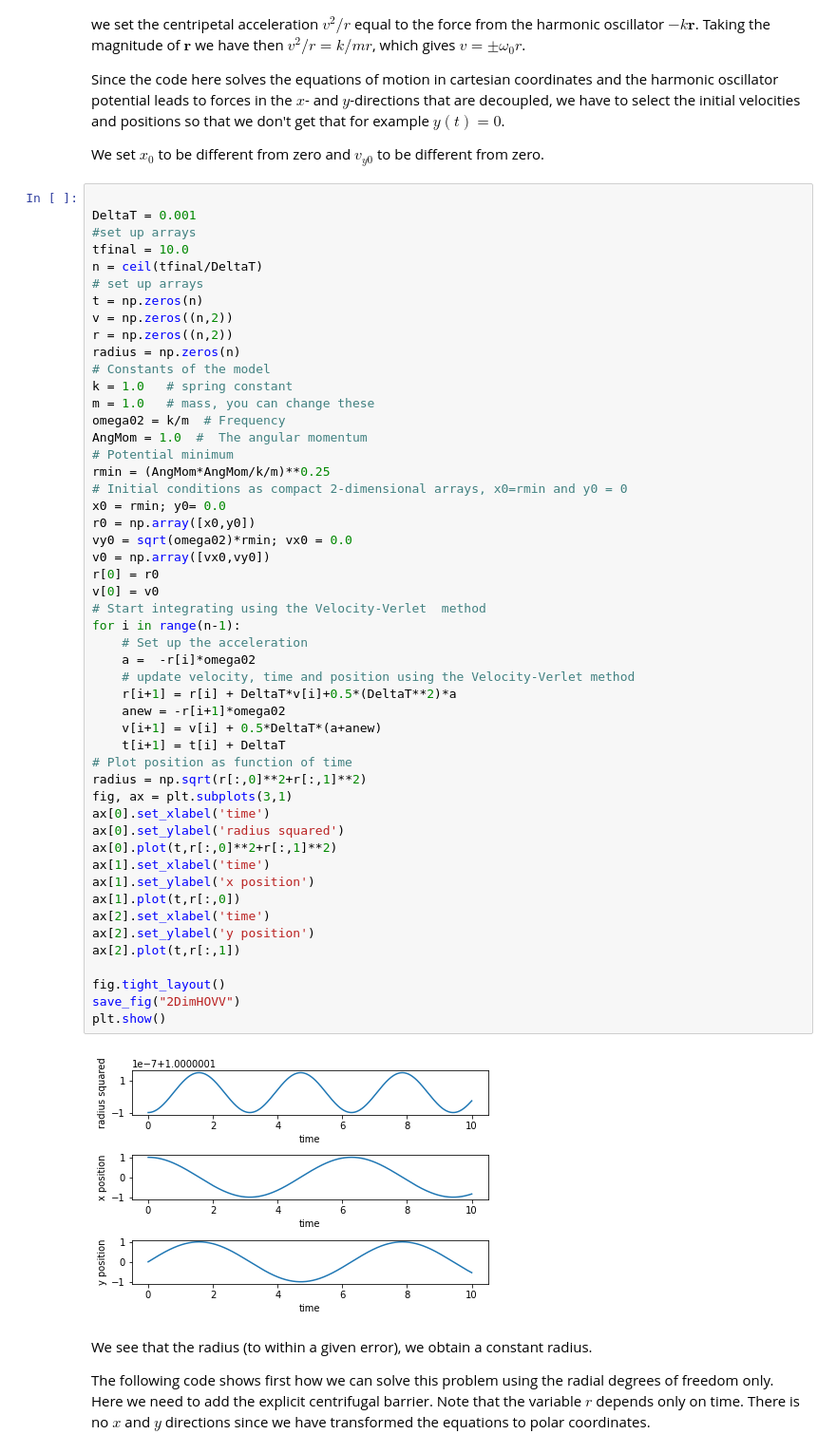
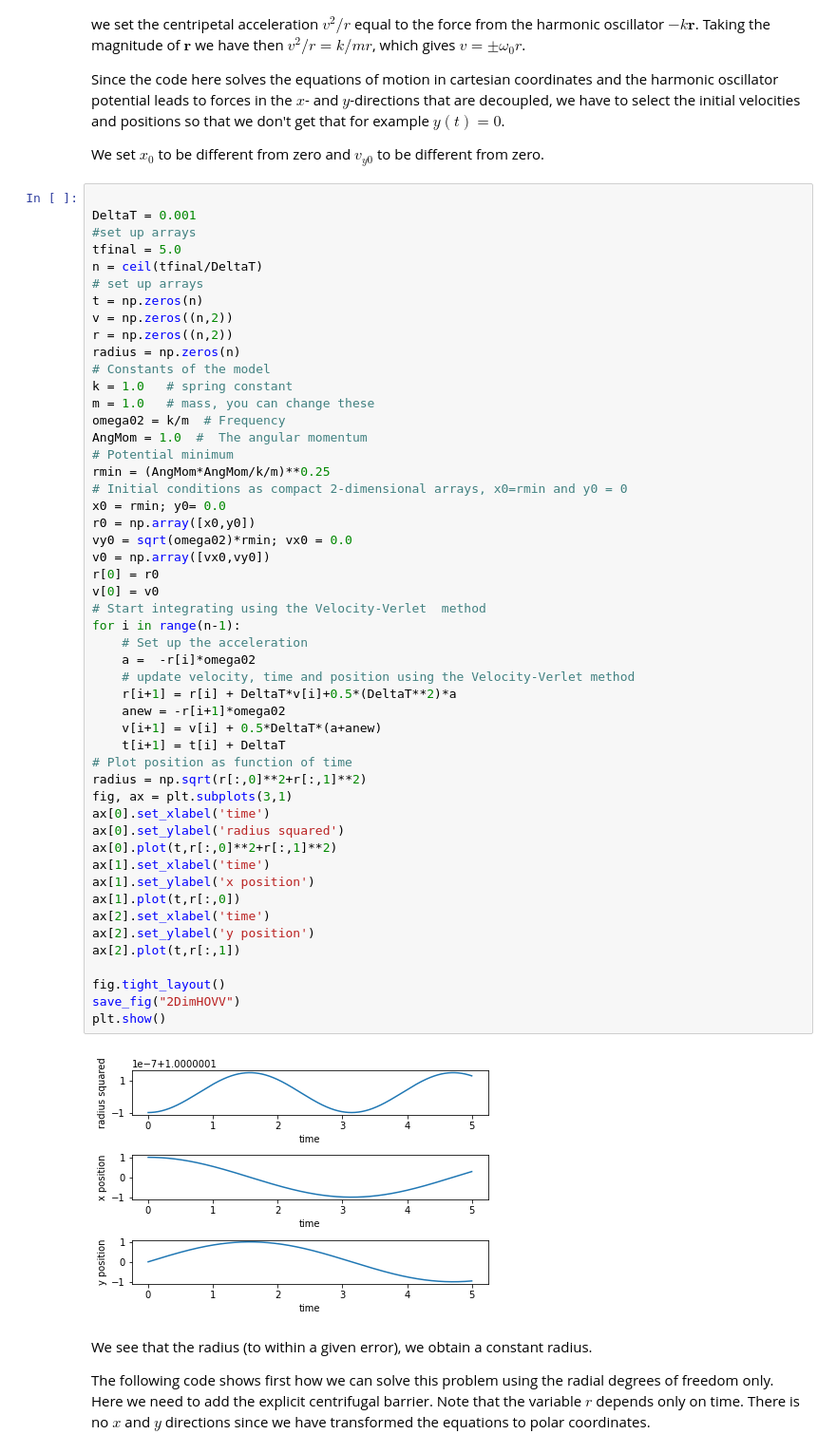
Before and after one commit to mhjensen/Physics321, a Jupyter notebook: doc/pub/week11/ipynb/week11.ipynb, the cells around one changed output. Shown at 95% size. Saved outputs shown, nothing was run; the diff lists cells and outputs as text.

```diff
--- a/doc/pub/week11/ipynb/week11.ipynb
+++ b/doc/pub/week11/ipynb/week11.ipynb
@@ -652,7 +654,7 @@ We set $x_0$ to be different from zero and $v_{y0}$ to be different from zero.
 
 DeltaT = 0.001
 #set up arrays
-tfinal = 10.0
+tfinal = 5.0
 n = ceil(tfinal/DeltaT)
 # set up arrays
 t = np.zeros(n)
@@ -672,34 +674,34 @@ r0 = np.array([x0,y0])
 vy0 = sqrt(omega02)*rmin; vx0 = 0.0
 v0 = np.array([vx0,vy0])
 r[0] = r0
 v[0] = v0
 # Start integrating using the Velocity-Verlet  method
 for i in range(n-1):
     # Set up the acceleration
     a =  -r[i]*omega02
     # update velocity, time and position using the Velocity-Verlet method
     r[i+1] = r[i] + DeltaT*v[i]+0.5*(DeltaT**2)*a
     anew = -r[i+1]*omega02
     v[i+1] = v[i] + 0.5*DeltaT*(a+anew)
     t[i+1] = t[i] + DeltaT
 # Plot position as function of time
 radius = np.sqrt(r[:,0]**2+r[:,1]**2)
 fig, ax = plt.subplots(3,1)
 ax[0].set_xlabel('time')
 ax[0].set_ylabel('radius squared')
 ax[0].plot(t,r[:,0]**2+r[:,1]**2)
 ax[1].set_xlabel('time')
 ax[1].set_ylabel('x position')
 ax[1].plot(t,r[:,0])
 ax[2].set_xlabel('time')
 ax[2].set_ylabel('y position')
 ax[2].plot(t,r[:,1])
 
 fig.tight_layout()
 save_fig("2DimHOVV")
 plt.show()
 # %% [output]
-[figure, old version]
+[figure, new version]
 # %% [markdown]
 We see that the radius (to within a given error), we obtain a constant radius.
 
```
Also changed, not shown: parts of 1 cell of this notebook, 6 other files.
